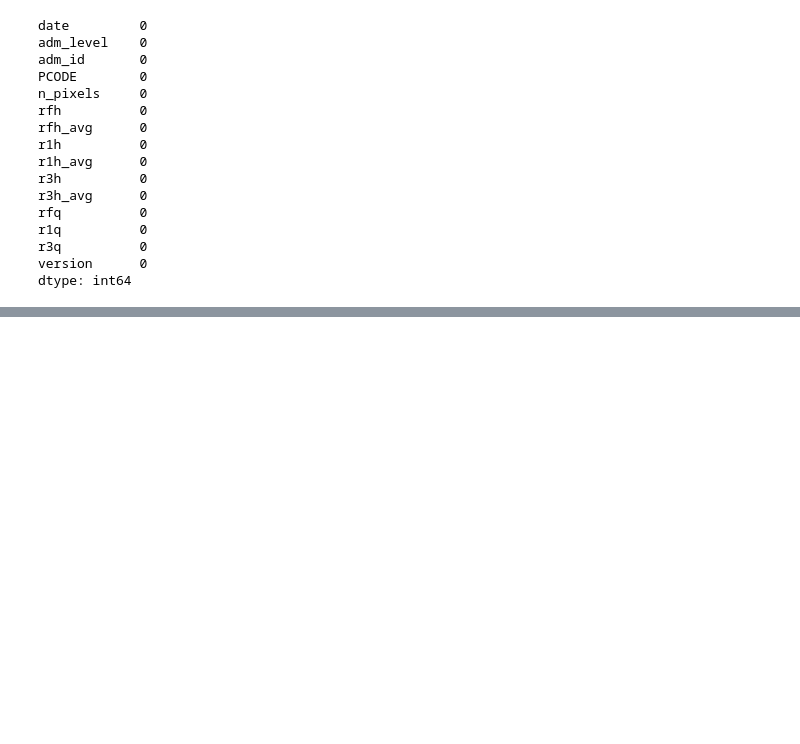
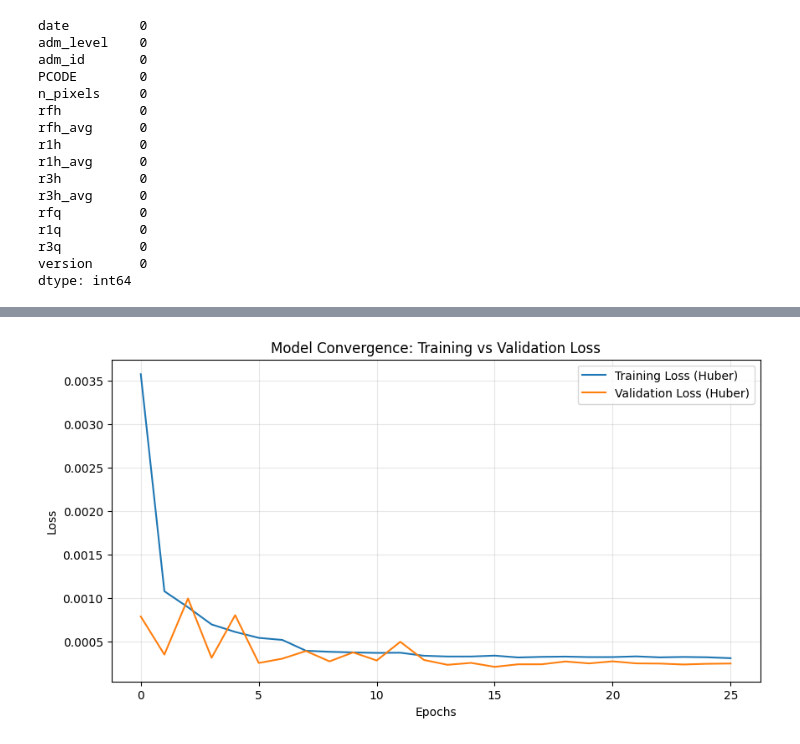
Before and after one commit to demirewu-manidefro/Rainfall, a Jupyter notebook: rainfall_prediction.ipynb, the cells around one changed output, grey strips where cells are left out. Cells and saved outputs as stored; diff of their text form; code cells hidden in the pictures; blank space fills up the shorter version.

```diff
--- a/rainfall_prediction.ipynb
+++ b/rainfall_prediction.ipynb
@@ -498,0 +346,7 @@ print("3. scaler_y.pkl")
+# %%
+# Reshape to [Samples, Time_Steps, Features]
+# We are using 1 time-step (the current Dekad) containing 7 pieces of history/context.
+X_train_3D = X_train_scaled.reshape((X_train_scaled.shape[0], 1, X_train_scaled.shape[1]))
+X_test_3D = X_test_scaled.reshape((X_test_scaled.shape[0], 1, X_test_scaled.shape[1]))
+
+print(f"Final 3D Shape for Training: {X_train_3D.shape}")
@@ -498,0 +410,17 @@ print("3. scaler_y.pkl")
+# %%
+from tensorflow.keras.callbacks import EarlyStopping, ReduceLROnPlateau
+
+# Stop training if the error stops dropping
+early_stop = EarlyStopping(monitor='val_loss', patience=10, restore_best_weights=True)
+
+# Slow down the learning rate if the model gets 'stuck'
+reduce_lr = ReduceLROnPlateau(monitor='val_loss', factor=0.2, patience=5)
+
+history = model.fit(
+    X_train_3D, y_train_scaled,
+    epochs=50, # We set 50, but early_stop will likely stop it around 25
+    batch_size=64,
+    validation_split=0.1, # Model uses 10% of train data to check itself
+    callbacks=[early_stop, reduce_lr],
+    verbose=1
+)
@@ -498,0 +445,14 @@ print("3. scaler_y.pkl")
+# %%
+import matplotlib.pyplot as plt
+
+plt.figure(figsize=(10, 5))
+plt.plot(history.history['loss'], label='Training Loss (Huber)')
+plt.plot(history.history['val_loss'], label='Validation Loss (Huber)')
+plt.title('Model Convergence: Training vs Validation Loss')
+plt.xlabel('Epochs')
+plt.ylabel('Loss')
+plt.legend()
+plt.grid(True, alpha=0.3)
+plt.show()
+# %% [output]
+[figure, added]
```
Also changed, not shown: parts of 43 cells of this notebook.
